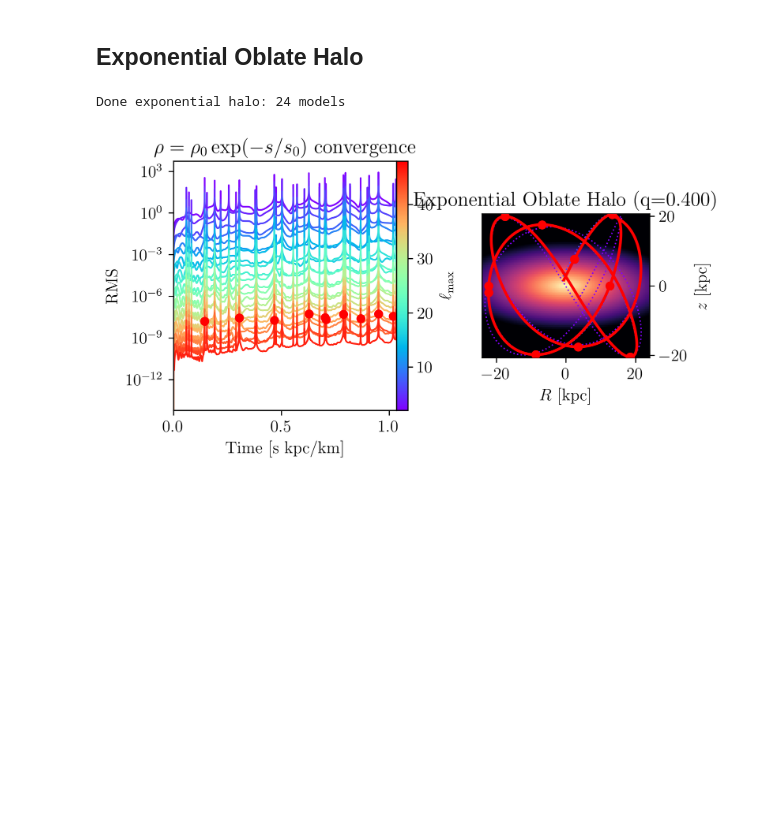
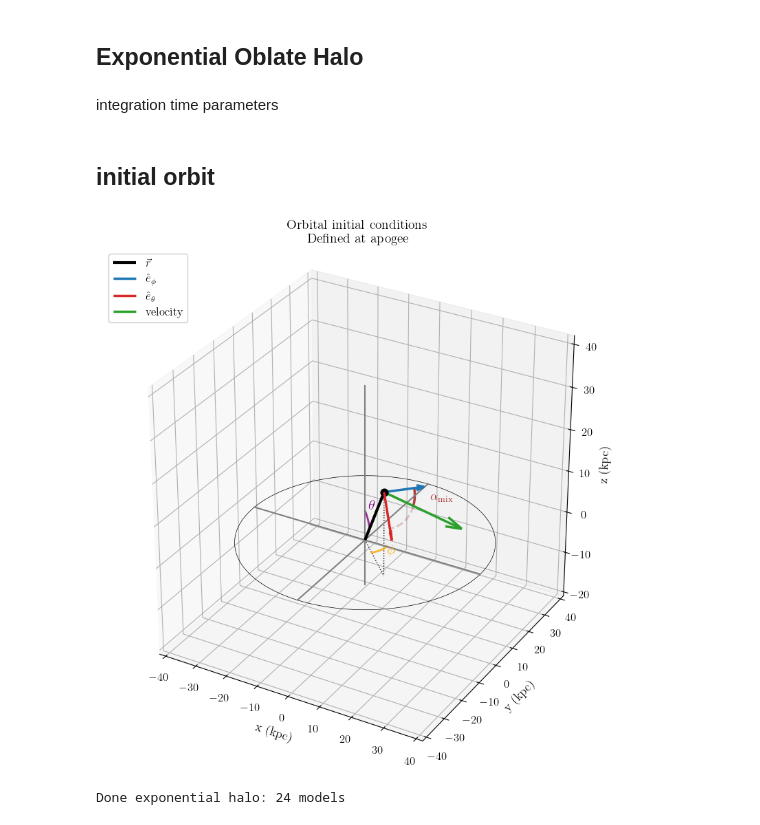
Before and after one commit to salvatore-ferrone/tstrippy, a Jupyter notebook: docs/source/legendre_BFE_orbit_convergence.ipynb, the cells around one changed output. Cells and saved outputs as stored; diff of their text form; code cells hidden in the pictures; blank space fills up the shorter version.

Commit message:
separating some panels

```diff
--- a/docs/source/legendre_BFE_orbit_convergence.ipynb
+++ b/docs/source/legendre_BFE_orbit_convergence.ipynb
@@ -218,54 +354,9 @@ def plot_convergence_panels(
+# %% [markdown]
+integration time parameters
 # %%
-G = gravitational_constant_kpc_kms_msun()
-
-# Exponential halo parameters
-q_exp = 0.4
-s0_exp = 14.0
-Mtot_exp = 1.0e12
-rho0_exp = 3.0 * Mtot_exp / (4.0 * np.pi * s0_exp**3)
-
-params_exp = [G, rho0_exp, s0_exp, q_exp]
-halo_name_exp = "exponential_oblate_halo"
-potential_exp = tstrippy.potentials.exponential_oblate_halo
-
 Tchar_exp = 1.0 / np.sqrt(G * rho0_exp)
 integration_params_exp, integration_time_exp = build_integration_params(Tchar_exp)
-
-initial_kinematics_exp, _ = build_initial_conditions(
-    potential_func=potential_exp,
-    params=params_exp,
-    radius=2.0 * s0_exp,
-)
-
 lmaxes_exp = np.arange(2, 50, 2)
 rgrid_exp = np.logspace(-4, 3, 100)
-
-results_exp, timestamps_exp, R_exp, rms_exp, comptimes_exp = run_convergence_analysis(
-    static_halo_name=halo_name_exp,
-    static_halo_params=params_exp,
-    initial_kinematics=initial_kinematics_exp,
-    integration_params=integration_params_exp,
-    lmaxes=lmaxes_exp,
-    rgrid=rgrid_exp,
-    G=G,
-)
-
-fig_exp = plot_convergence_panels(
-    results=results_exp,
-    timestamps=timestamps_exp,
-    lmaxes=lmaxes_exp,
-    R=R_exp,
-    rms=rms_exp,
-    density_callable=density_exponential_oblate,
-    density_args=(rho0_exp, s0_exp, q_exp),
-    rho_ref=rho0_exp,
-    q_ref=q_exp,
-    title_left=r"$\rho=\rho_0\exp(-s/s_0)$ convergence",
-    title_right="Exponential Oblate Halo",
-)
-
-print(f"Done exponential halo: {len(lmaxes_exp)} models")
-plt.show()
-# %% [output]
-Done exponential halo: 24 models
-[figure, removed]
+# %% [markdown]
+## initial orbit
@@ -271,0 +380,19 @@ Done exponential halo: 24 models
+# %%
+fig, ax=plot_initial_orbital_conditions_geometry(rvec,vvec,azimuth_hat,meridional_hat,theta,phi,polar_mix)
+# %% [output]
+[figure, added]
+# %%
+
+results_exp, timestamps_exp, R_exp, rms_exp, comptimes_exp = run_convergence_analysis(
+    static_halo_name=halo_name_exp,
+    static_halo_params=params_exp,
+    initial_kinematics=initial_kinematics_exp,
+    integration_params=integration_params_exp,
+    lmaxes=lmaxes_exp,
+    rgrid=rgrid_exp,
+    G=G,
+)
+
+print(f"Done exponential halo: {len(lmaxes_exp)} models")
+# %% [output]
+Done exponential halo: 24 models
```
Also changed, not shown: parts of 14 cells of this notebook.
